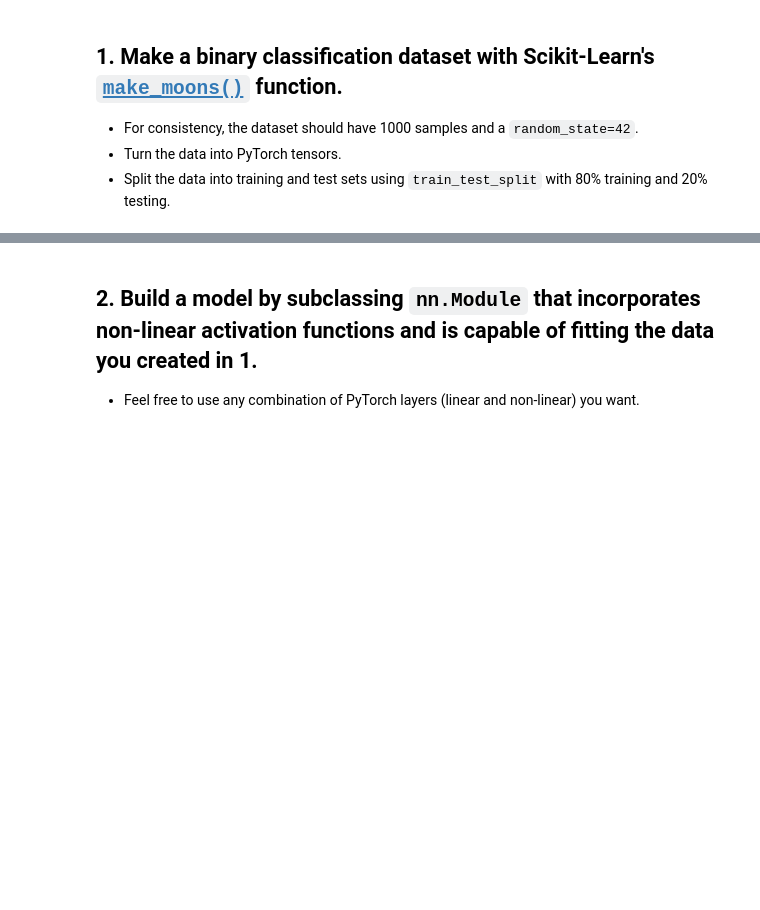
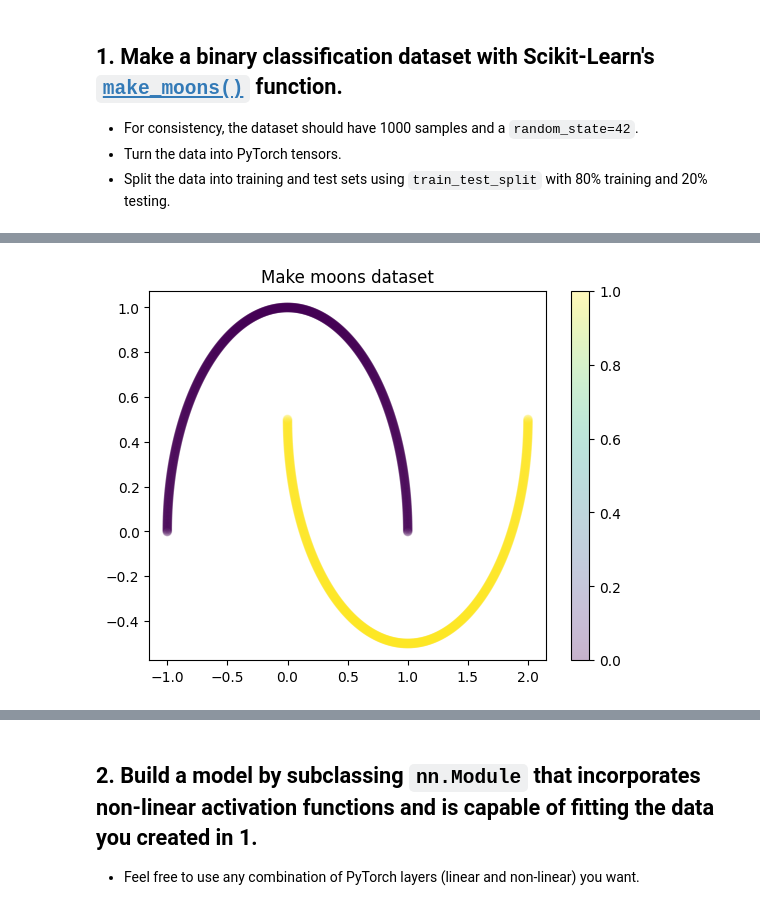
Before and after one commit to Undertaker-86/deep_learning, a Jupyter notebook: 02_pytorch_classification_exercises.ipynb, the cells around one changed output, grey strips where cells are left out. Drawn from its saved outputs; the diff is of its cells as text; code cells hidden in the pictures; blank space fills up the shorter version.

```diff
--- a/02_pytorch_classification_exercises.ipynb
+++ b/02_pytorch_classification_exercises.ipynb
@@ -31,3 +34,5 @@ RANDOM_SEED = 42
 # %%
 # Create a dataset with Scikit-Learn's make_moons()
 from sklearn.datasets import make_moons
+X, y = make_moons(n_samples=1000, random_state=42, noise=0.03)
+X.shape, y.shape
@@ -34,3 +41,6 @@ from sklearn.datasets import make_moons
 # %%
 # Turn data into a DataFrame
+
 import pandas as pd
+df = pd.DataFrame({"x1":X[:, 0], "x2":X[:, 1], "y":y})
+df.head()
@@ -37,5 +54,11 @@ import pandas as pd
 # %%
 # Visualize the data on a scatter plot
 import matplotlib.pyplot as plt
+plt.scatter(df["x1"], df["x2"], c=df["y"], alpha=0.3)
+plt.title("Make moons dataset")
+plt.colorbar()
+plt.show()
+# %% [output]
+[figure, added]
 # %%
 # Turn data into tensors of dtype float
```
Also changed, not shown: parts of 8 cells of this notebook.
